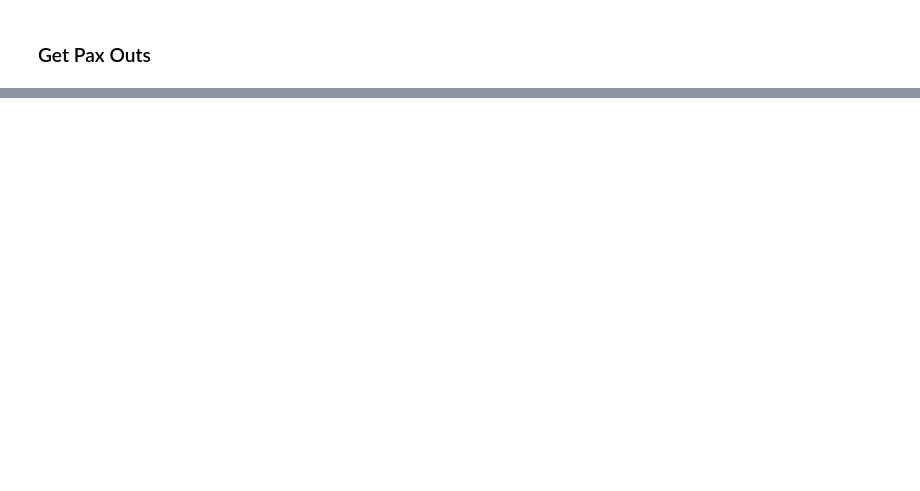
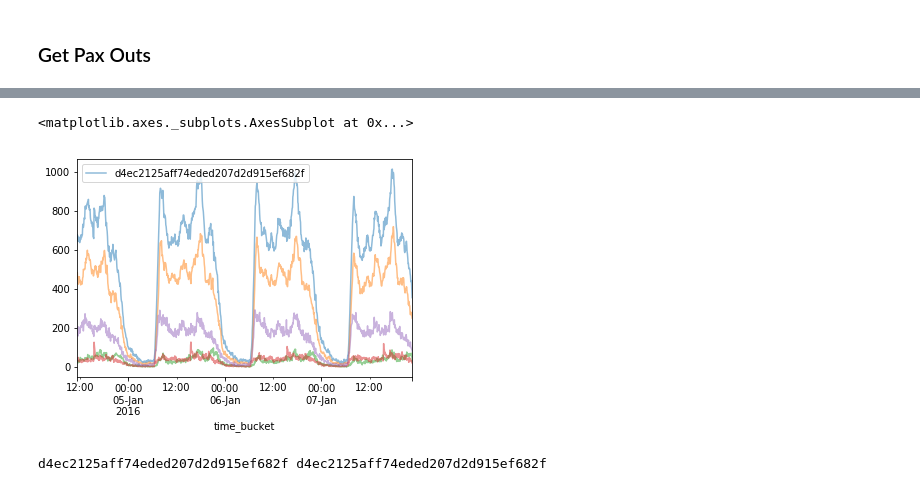
Before and after one commit to huevosabio/cs341, a Jupyter notebook: CountingVehicles.ipynb, the cells around one changed output, grey strips where cells are left out. Drawn from its saved outputs; the diff is of its cells as text; code cells hidden in the pictures; blank space fills up the shorter version.

```diff
--- a/CountingVehicles.ipynb
+++ b/CountingVehicles.ipynb
@@ -277,0 +255,17 @@ balance.max().max()
+# %%
+s = paxout_table.max().argmax()
+t0 = 1000
+t1 = 2000
+av_veh.iloc[t0:t1][s].plot(alpha=0.5, legend = True)
+balance_c.shift(+1)[s].iloc[t0:t1].plot(alpha=0.5)
+(rebin_table[s]).iloc[t0:t1].plot(alpha=0.5)
+(starts_table[s]).iloc[t0:t1].plot(alpha=0.5)
+(paxin_table[s]).iloc[t0:t1].plot(alpha=0.5)
+#(paxout_table[s]).iloc[t0:t1].plot(alpha=0.5)
+# %% [output]
+<matplotlib.axes._subplots.AxesSubplot at 0x...>
+[figure, added]
+# %%
+print paxout_table.max().argmax(), av_veh.max().argmax()
+# %% [output]
+d4ec2125aff74eded207d2d915ef682f d4ec2125aff74eded207d2d915ef682f
```
Also changed, not shown: parts of 21 cells of this notebook.
